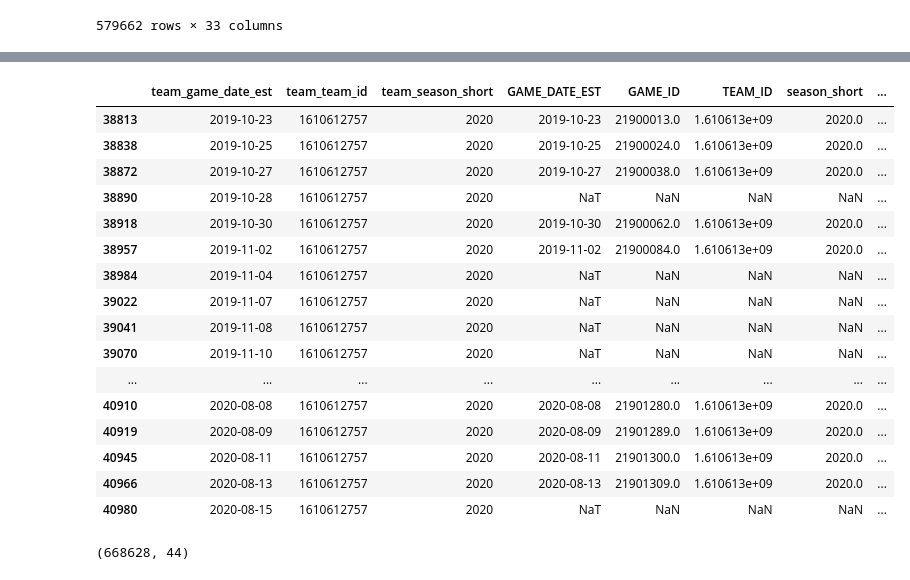
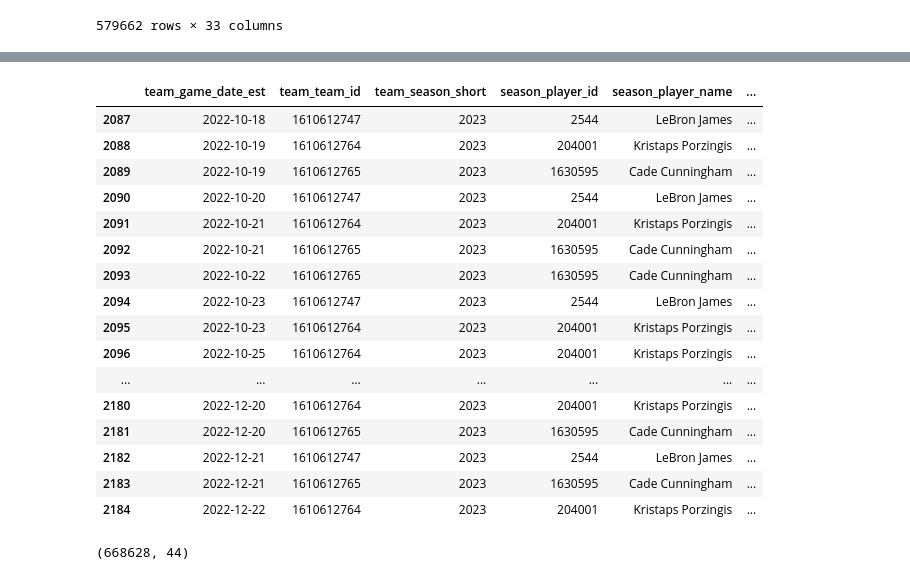
Before and after one commit to brownbrandon272/basketball, a Jupyter notebook: scripts/create_ts_data.ipynb, the cells around one changed output, grey strips where cells are left out. Cells and saved outputs as stored; diff of their text form; code cells hidden in the pictures.

Commit message:
Fill test game log with zero games: 	modified:   scripts/create_ts_data.ipynb

```diff
--- a/scripts/create_ts_data.ipynb
+++ b/scripts/create_ts_data.ipynb
@@ -795,0 +777,34 @@ df_zach_collins
+# %%
+pd.set_option("display.max_rows", 30)
+
+## get unique list of PLAYER_ID and season_short from df_game_detail_ts
+def player_season_agg(x):
+    names = {'min_date': x['GAME_DATE_EST'].min(), }
+            #  'max_date': x['GAME_DATE_EST'].max()}
+    return pd.Series(names, index=['min_date']) # , 'max_date'])
+player_szn_group_cols = ['PLAYER_ID', 'PLAYER_NAME', 'TEAM_ID', 'season_short']
+player_seasons = df_game_detail_ts.groupby(player_szn_group_cols).apply(player_season_agg).reset_index()
+player_seasons.sort_values(by=['PLAYER_ID', 'season_short', 'TEAM_ID'], inplace=True)
+player_seasons.drop_duplicates(subset=['PLAYER_ID', 'season_short', 'TEAM_ID'], inplace=True)
+
+# create feature: max_date, which is the min_date of the next row for each player_id and season_short
+player_seasons['max_date'] = player_seasons.groupby(['PLAYER_ID', 'season_short'])['min_date'].shift(-1)
+
+## create features: first_team_of_season (which is the first row for each player_id and season_short) and last_team_of_season
+player_seasons['first_team_of_season'] = player_seasons.groupby(['PLAYER_ID', 'season_short'])['TEAM_ID'].transform('first')
+player_seasons['last_team_of_season'] = player_seasons.groupby(['PLAYER_ID', 'season_short'])['TEAM_ID'].transform('last')
+display(player_seasons)
+
+# get unique player ids from player_seasons
+player_ids = player_seasons['PLAYER_ID'].unique()
+print('total number of unique player ids:', len(player_ids))
+
+# get then print player IDs in player_seasons for some PLAYER_NAMEs
+some_players = ['LeBron James', 'Nikola Jokic', 'Stephen Curry', 'Jimmy Butler', 'Cade Cunningham', 'Zach Collins', 'Kristaps Porzingis']
+# some_players = ['LeBron James', 'Cade Cunningham', 'Kristaps Porzingis']
+some_players_seasons = player_seasons[player_seasons['PLAYER_NAME'].isin(some_players)]
+print('player/season combinations for these select players:', some_players_seasons.shape[0])
+display(some_players_seasons)
+
+some_player_ids = some_players_seasons['PLAYER_ID'].unique()
+print('unique player ids:\n', some_player_ids)
@@ -820,32 +883,32 @@ df_zach_collins_filled = ps.sqldf(sqlcode,locals())
 # %%
 ## convert any field with date in it to datetime
-date_cols = [c for c in df_zach_collins_filled.columns if 'date' in c.lower()]
+date_cols = [c for c in some_players_games_filled.columns if 'date' in c.lower()]
 for c in date_cols:
-    df_zach_collins_filled[c] = pd.to_datetime(df_zach_collins_filled[c])
+    some_players_games_filled[c] = pd.to_datetime(some_players_games_filled[c])
 
-# df_zach_collins_filled
+# some_players_games_filled
 
 # display 100 rows
 pd.set_option('display.max_rows', 100)
-df_zach_collins_filled.loc[(df_zach_collins_filled['team_team_id'] == 1610612757) & (df_zach_collins_filled['team_season_short'] == 2020)]
+some_players_games_filled.loc[(some_players_games_filled['team_season_short'] == 2023)]
 # %% [output]
-|  | team_game_date_est | team_team_id | team_season_short | GAME_DATE_EST | GAME_ID | TEAM_ID | season_short | ... |
-| 38813 | 2019-10-23 | 1610612757 | 2020 | 2019-10-23 | 21900013.0 | 1.610613e+09 | 2020.0 | ... |
-| 38838 | 2019-10-25 | 1610612757 | 2020 | 2019-10-25 | 21900024.0 | 1.610613e+09 | 2020.0 | ... |
-| 38872 | 2019-10-27 | 1610612757 | 2020 | 2019-10-27 | 21900038.0 | 1.610613e+09 | 2020.0 | ... |
-| 38890 | 2019-10-28 | 1610612757 | 2020 | NaT | NaN | NaN | NaN | ... |
-| 38918 | 2019-10-30 | 1610612757 | 2020 | 2019-10-30 | 21900062.0 | 1.610613e+09 | 2020.0 | ... |
-| 38957 | 2019-11-02 | 1610612757 | 2020 | 2019-11-02 | 21900084.0 | 1.610613e+09 | 2020.0 | ... |
-| 38984 | 2019-11-04 | 1610612757 | 2020 | NaT | NaN | NaN | NaN | ... |
-| 39022 | 2019-11-07 | 1610612757 | 2020 | NaT | NaN | NaN | NaN | ... |
-| 39041 | 2019-11-08 | 1610612757 | 2020 | NaT | NaN | NaN | NaN | ... |
-| 39070 | 2019-11-10 | 1610612757 | 2020 | NaT | NaN | NaN | NaN | ... |
-| ... | ... | ... | ... | ... | ... | ... | ... | ... |
-| 40910 | 2020-08-08 | 1610612757 | 2020 | 2020-08-08 | 21901280.0 | 1.610613e+09 | 2020.0 | ... |
-| 40919 | 2020-08-09 | 1610612757 | 2020 | 2020-08-09 | 21901289.0 | 1.610613e+09 | 2020.0 | ... |
-| 40945 | 2020-08-11 | 1610612757 | 2020 | 2020-08-11 | 21901300.0 | 1.610613e+09 | 2020.0 | ... |
-| 40966 | 2020-08-13 | 1610612757 | 2020 | 2020-08-13 | 21901309.0 | 1.610613e+09 | 2020.0 | ... |
-| 40980 | 2020-08-15 | 1610612757 | 2020 | NaT | NaN | NaN | NaN | ... |
+|  | team_game_date_est | team_team_id | team_season_short | season_player_id | season_player_name | ... |
+| 2087 | 2022-10-18 | 1610612747 | 2023 | 2544 | LeBron James | ... |
+| 2088 | 2022-10-19 | 1610612764 | 2023 | 204001 | Kristaps Porzingis | ... |
+| 2089 | 2022-10-19 | 1610612765 | 2023 | 1630595 | Cade Cunningham | ... |
+| 2090 | 2022-10-20 | 1610612747 | 2023 | 2544 | LeBron James | ... |
+| 2091 | 2022-10-21 | 1610612764 | 2023 | 204001 | Kristaps Porzingis | ... |
+| 2092 | 2022-10-21 | 1610612765 | 2023 | 1630595 | Cade Cunningham | ... |
+| 2093 | 2022-10-22 | 1610612765 | 2023 | 1630595 | Cade Cunningham | ... |
+| 2094 | 2022-10-23 | 1610612747 | 2023 | 2544 | LeBron James | ... |
+| 2095 | 2022-10-23 | 1610612764 | 2023 | 204001 | Kristaps Porzingis | ... |
+| 2096 | 2022-10-25 | 1610612764 | 2023 | 204001 | Kristaps Porzingis | ... |
+| ... | ... | ... | ... | ... | ... | ... |
+| 2180 | 2022-12-20 | 1610612764 | 2023 | 204001 | Kristaps Porzingis | ... |
+| 2181 | 2022-12-20 | 1610612765 | 2023 | 1630595 | Cade Cunningham | ... |
+| 2182 | 2022-12-21 | 1610612747 | 2023 | 2544 | LeBron James | ... |
+| 2183 | 2022-12-21 | 1610612765 | 2023 | 1630595 | Cade Cunningham | ... |
+| 2184 | 2022-12-22 | 1610612764 | 2023 | 204001 | Kristaps Porzingis | ... |
 # %%
 df_game_detail_ts = df_game_detail.copy()
 
```
Also changed, not shown: parts of 5 cells of this notebook.
